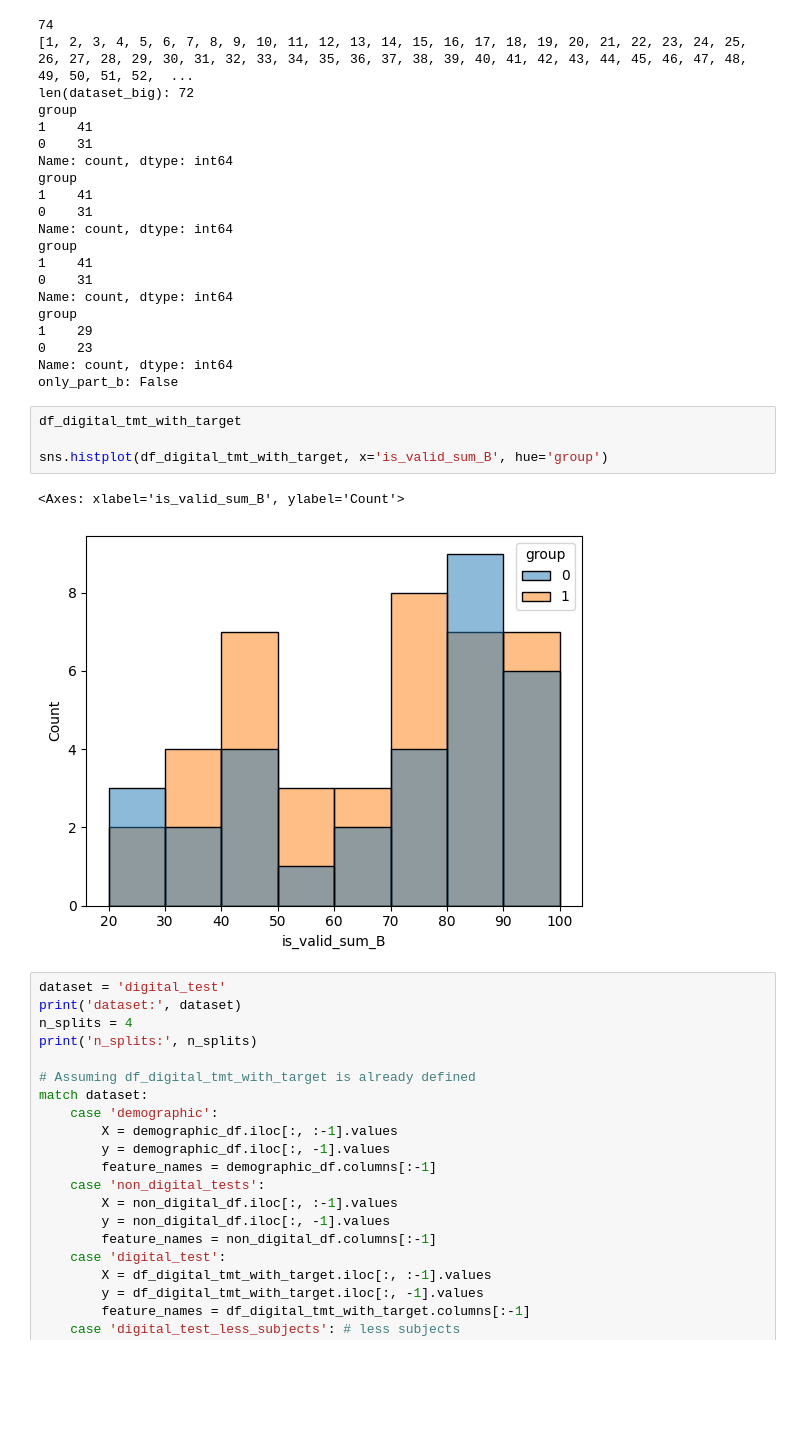
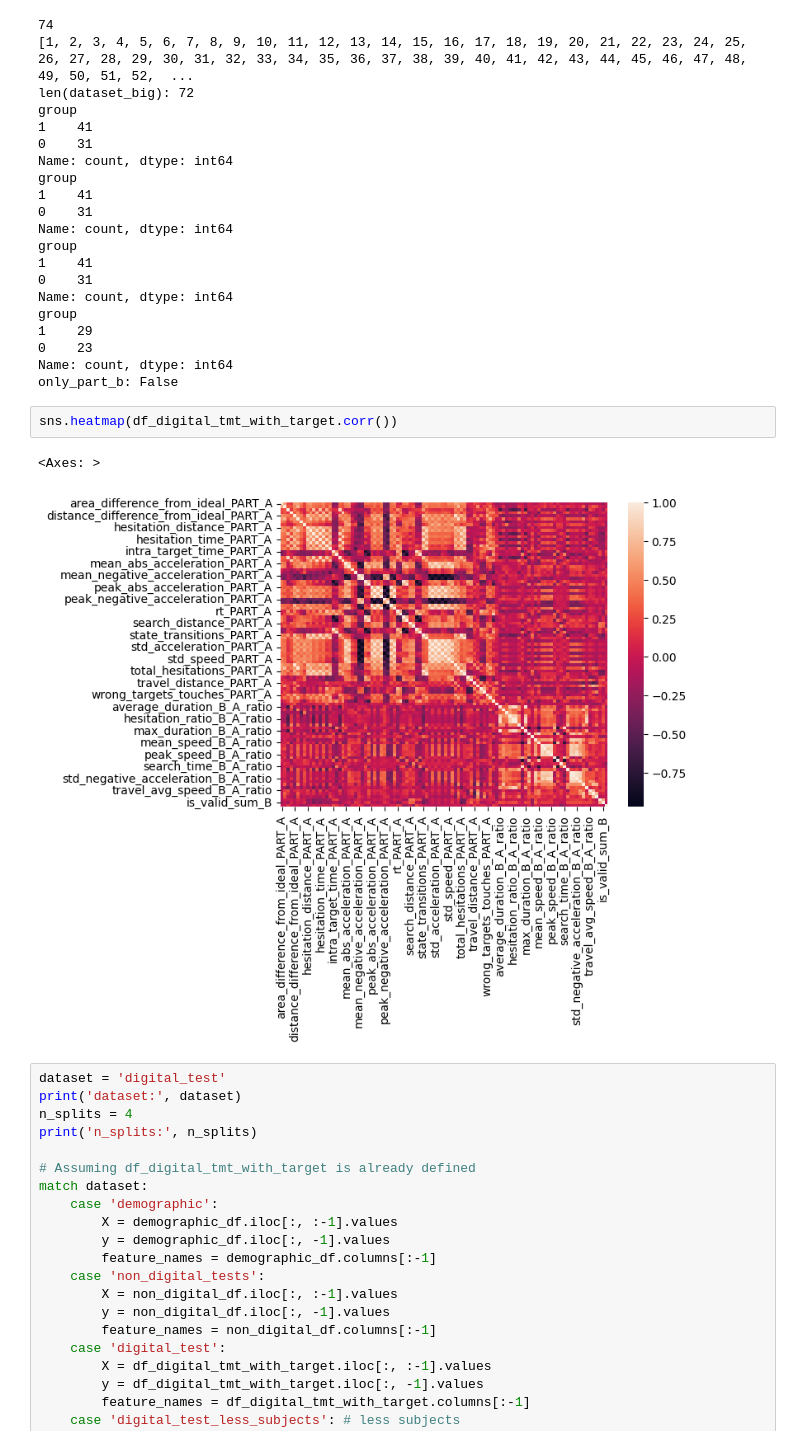
Before and after one commit to gianluca-capelo/tmt-analysis, a Jupyter notebook: notebooks/modelling.ipynb, the cells around one changed output. Saved outputs shown, nothing was run; the diff lists cells and outputs as text; blank space fills up the shorter version.

```diff
--- a/notebooks/modelling.ipynb
+++ b/notebooks/modelling.ipynb
@@ -482,13 +469,11 @@ group
 0    23
 Name: count, dtype: int64
 only_part_b: False
-# %%
-df_digital_tmt_with_target
-
-sns.histplot(df_digital_tmt_with_target, x='is_valid_sum_B', hue='group')
-# %% [output]
-<Axes: xlabel='is_valid_sum_B', ylabel='Count'>
-[figure, removed]
+# %%
+sns.heatmap(df_digital_tmt_with_target.corr())
+# %% [output]
+<Axes: >
+[figure, added]
 # %%
 dataset = 'digital_test'
 print('dataset:', dataset)
```
Also changed, not shown: parts of 3 cells of this notebook.
